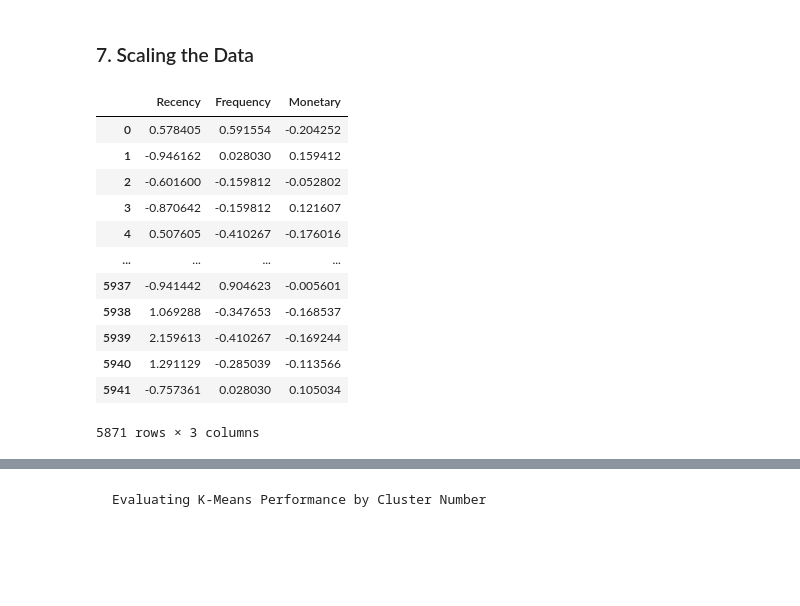
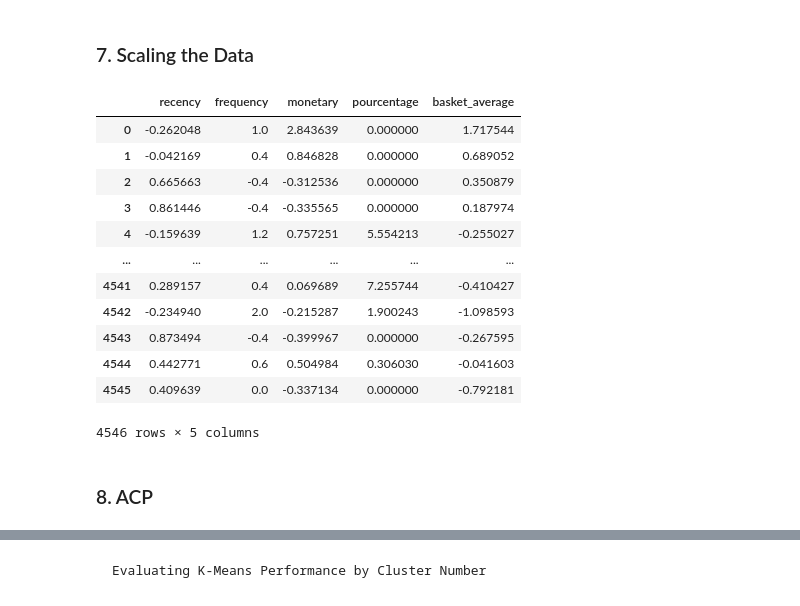
Before and after one commit to Noura-ou/projet_segmentation_client, a Jupyter notebook: src/04- Data Clustering.ipynb, the cells around one changed output, grey strips where cells are left out. Saved outputs shown, nothing was run; the diff lists cells and outputs as text; code cells hidden in the pictures; blank space fills up the shorter version.

```diff
--- a/src/04- Data Clustering.ipynb
+++ b/src/04- Data Clustering.ipynb
@@ -162,24 +135,27 @@ rfm
 # %% [markdown]
 ### 7. Scaling the Data
 # %%
-from sklearn.preprocessing import StandardScaler, RobustScaler
-rfms = StandardScaler().fit(rfm[c]).transform(rfm[c])
-# rfms = RobustScaler().fit(rfm[c]).transform(rfm[c])
+# from sklearn.preprocessing import StandardScaler, RobustScaler
+# c = ['recency', 'frequency', 'monetary' , 'pourcentage' , 'basket_average']
 
-rfms = pd.DataFrame(rfms, columns=c)
-rfmsno = rfms[c][np.abs(rfms[c] < 3).all(axis=1)]
-rfmsno
+# rfms = RobustScaler().fit(filtered_data[c]).transform(filtered_data[c])
+# # rfms = StandardScaler().fit(rfm[c]).transform(rfm[c])
+
+# rfms = pd.DataFrame(rfms, columns=c)
+# rfms
 # %% [output]
-|  | Recency | Frequency | Monetary |
-| 0 | 0.578405 | 0.591554 | -0.204252 |
-| 1 | -0.946162 | 0.028030 | 0.159412 |
-| 2 | -0.601600 | -0.159812 | -0.052802 |
-| 3 | -0.870642 | -0.159812 | 0.121607 |
-| 4 | 0.507605 | -0.410267 | -0.176016 |
-| ... | ... | ... | ... |
-| 5937 | -0.941442 | 0.904623 | -0.005601 |
-| 5938 | 1.069288 | -0.347653 | -0.168537 |
-| 5939 | 2.159613 | -0.410267 | -0.169244 |
-| 5940 | 1.291129 | -0.285039 | -0.113566 |
-| 5941 | -0.757361 | 0.028030 | 0.105034 |
+|  | recency | frequency | monetary | pourcentage | basket_average |
+| 0 | -0.262048 | 1.0 | 2.843639 | 0.000000 | 1.717544 |
+| 1 | -0.042169 | 0.4 | 0.846828 | 0.000000 | 0.689052 |
+| 2 | 0.665663 | -0.4 | -0.312536 | 0.000000 | 0.350879 |
+| 3 | 0.861446 | -0.4 | -0.335565 | 0.000000 | 0.187974 |
+| 4 | -0.159639 | 1.2 | 0.757251 | 5.554213 | -0.255027 |
+| ... | ... | ... | ... | ... | ... |
+| 4541 | 0.289157 | 0.4 | 0.069689 | 7.255744 | -0.410427 |
+| 4542 | -0.234940 | 2.0 | -0.215287 | 1.900243 | -1.098593 |
+| 4543 | 0.873494 | -0.4 | -0.399967 | 0.000000 | -0.267595 |
+| 4544 | 0.442771 | 0.6 | 0.504984 | 0.306030 | -0.041603 |
+| 4545 | 0.409639 | 0.0 | -0.337134 | 0.000000 | -0.792181 |
-5871 rows × 3 columns
+4546 rows × 5 columns
+# %% [markdown]
+### 8. ACP
```
Also changed, not shown: parts of 43 cells of this notebook, 6 other files.
